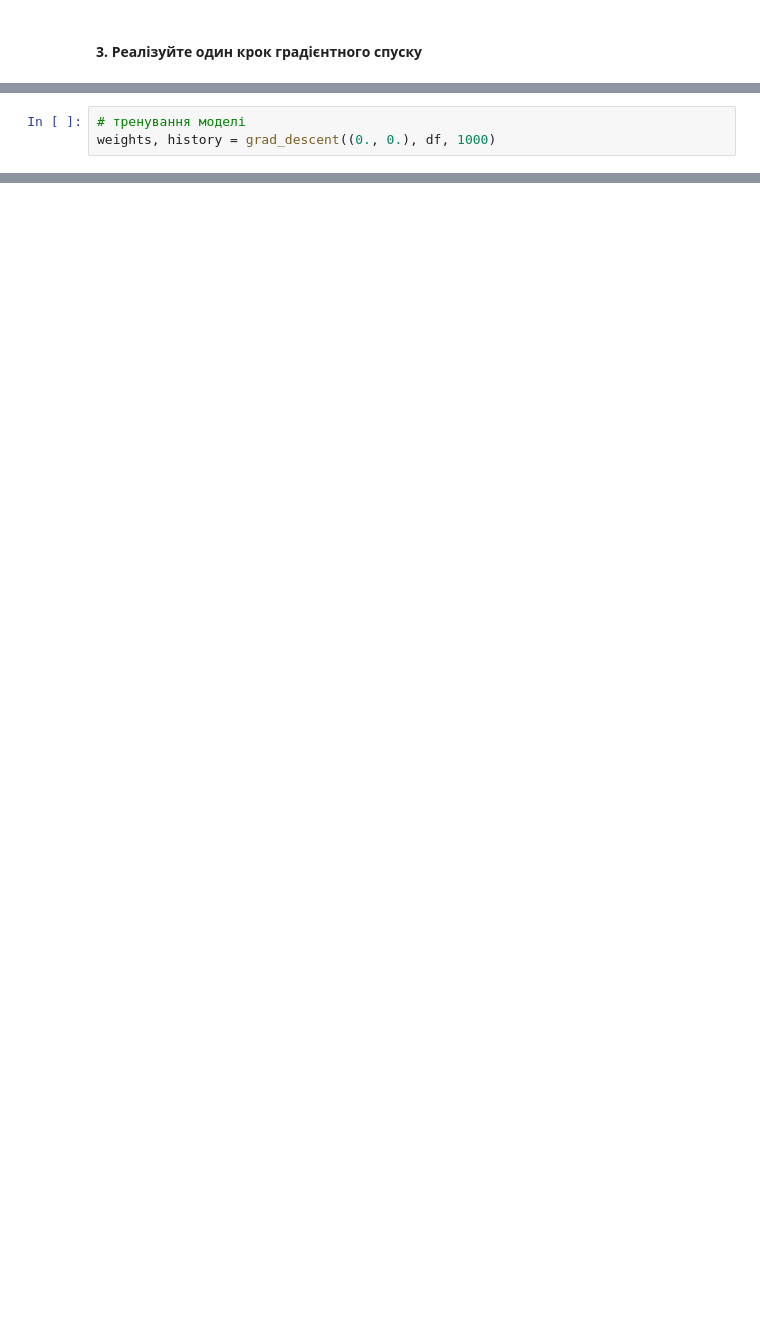
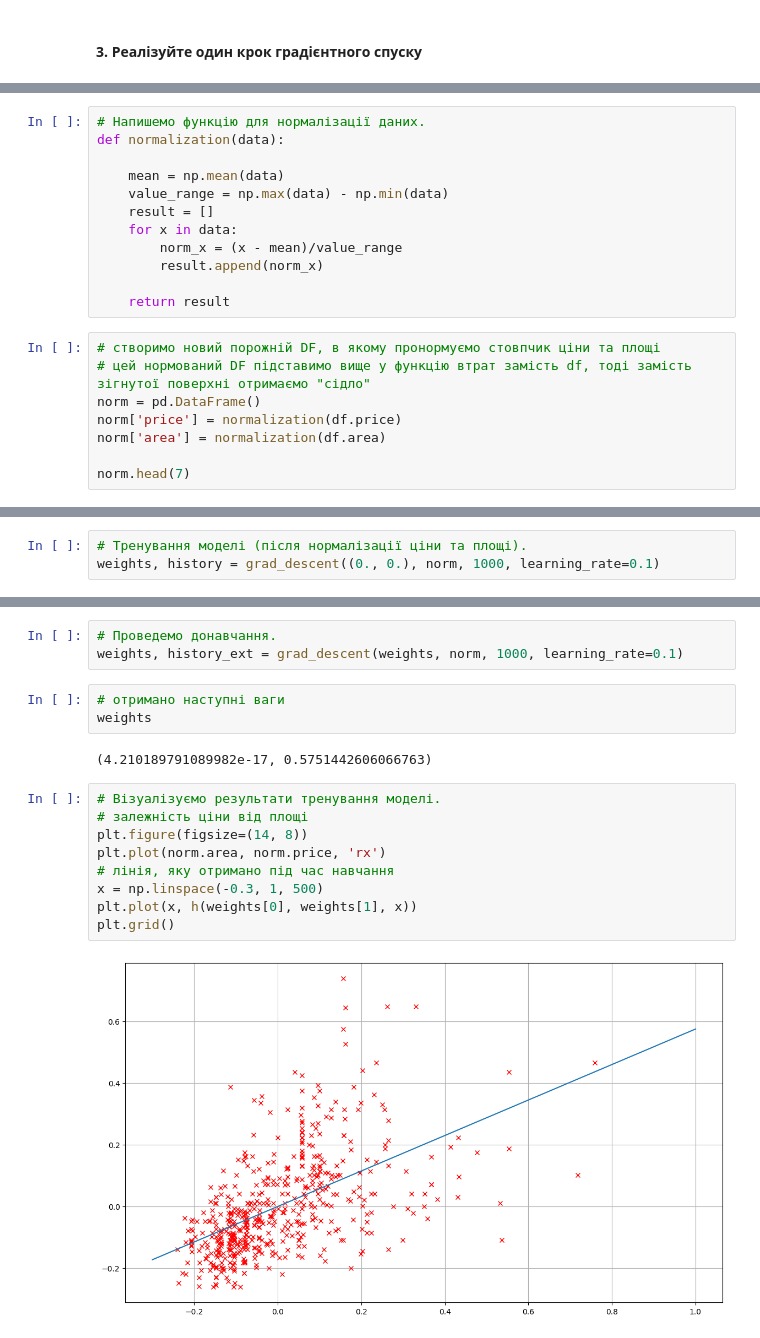
Before and after one commit to evgen-kulik/data_science_hw3, a Jupyter notebook: HW3.ipynb, the cells around one changed output, grey strips where cells are left out. Cells and saved outputs as stored; diff of their text form; blank space fills up the shorter version.

```diff
--- a/HW3.ipynb
+++ b/HW3.ipynb
@@ -140,0 +141,20 @@ def grad_descent(weights, df, num_iter, learning_rate=0.001, epsilon=0.01):
+# %%
+# Напишемо функцію для нормалізації даних.
+def normalization(data):
+
+    mean = np.mean(data)
+    value_range = np.max(data) - np.min(data)
+    result = []
+    for x in data:
+        norm_x = (x - mean)/value_range
+        result.append(norm_x)
+
+    return result
+# %%
+# створимо новий порожній DF, в якому пронормуємо стовпчик ціни та площі
+# цей нормований DF підставимо вище у функцію втрат замість df, тоді замість зігнутої поверхні отримаємо "сідло"
+norm = pd.DataFrame()
+norm['price'] = normalization(df.price)
+norm['area'] = normalization(df.area)
+
+norm.head(7)
@@ -141,3 +170,3 @@ def grad_descent(weights, df, num_iter, learning_rate=0.001, epsilon=0.01):
 # %%
-# тренування моделі
-weights, history = grad_descent((0., 0.), df, 1000)
+# Тренування моделі (після нормалізації ціни та площі).
+weights, history = grad_descent((0., 0.), norm, 1000, learning_rate=0.1)
@@ -145,0 +200,19 @@ OverflowError: (34, 'Result too large')
+# %%
+# Проведемо донавчання.
+weights, history_ext = grad_descent(weights, norm, 1000, learning_rate=0.1)
+# %%
+# отримано наступні ваги
+weights
+# %% [output]
+(4.210189791089982e-17, 0.5751442606066763)
+# %%
+# Візуалізуємо результати тренування моделі.
+# залежність ціни від площі
+plt.figure(figsize=(14, 8))
+plt.plot(norm.area, norm.price, 'rx')
+# лінія, яку отримано під час навчання
+x = np.linspace(-0.3, 1, 500)
+plt.plot(x, h(weights[0], weights[1], x))
+plt.grid()
+# %% [output]
+[figure, added]
```
Also changed, not shown: parts of 15 cells of this notebook, 1 other file.
